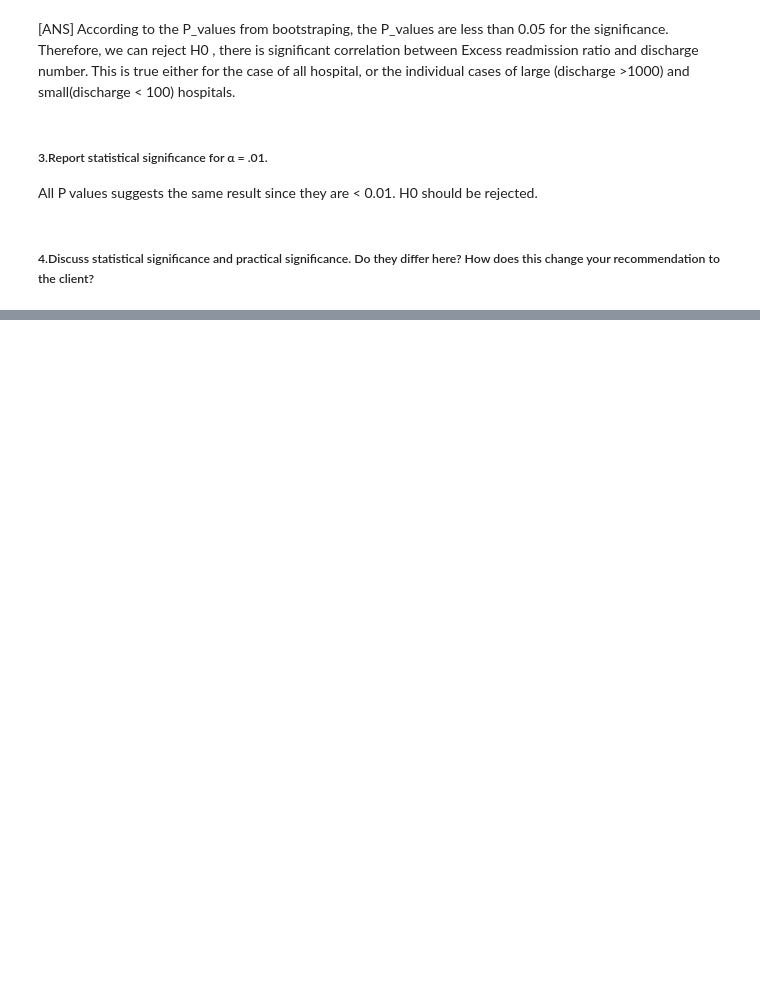
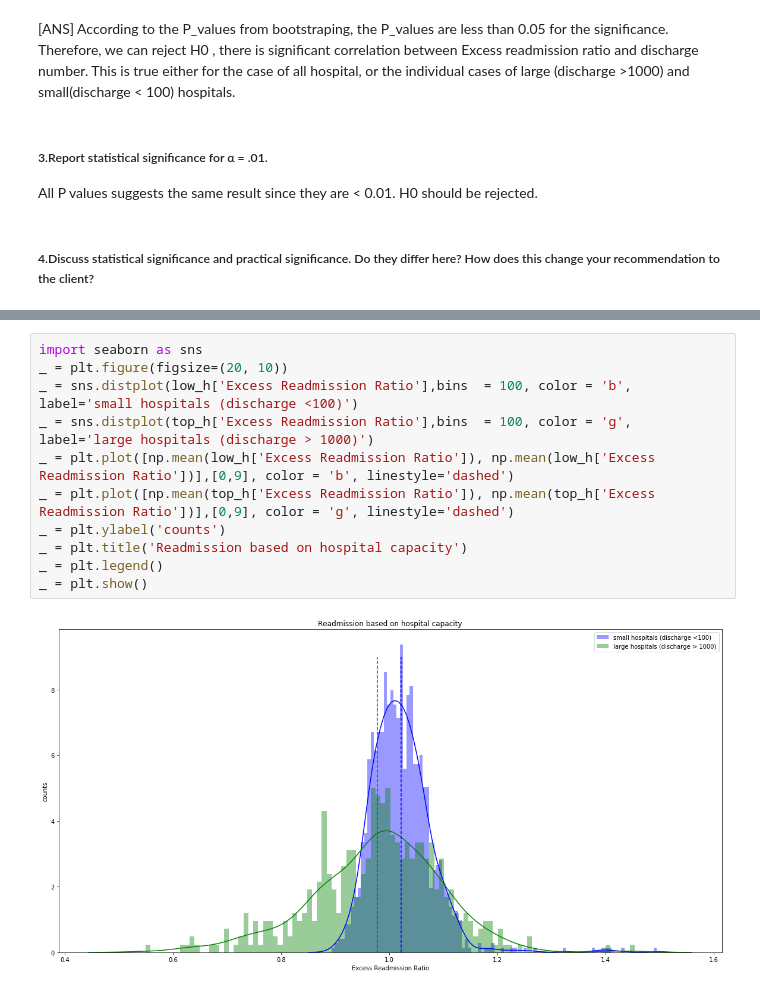
Before and after one commit to rt0161/8.3.3-InferentialStatistic_Hospital_Readmission, a Jupyter notebook: sliderule_dsi_inferential_statistics_exercise_3.ipynb, the cells around one changed output, grey strips where cells are left out. Saved outputs shown, nothing was run; the diff lists cells and outputs as text; blank space fills up the shorter version.

```diff
--- a/sliderule_dsi_inferential_statistics_exercise_3.ipynb
+++ b/sliderule_dsi_inferential_statistics_exercise_3.ipynb
@@ -312,0 +312,13 @@ array([-0.09739794, -0.09739794, -0.09739794, -0.09739794, -0.09739794,
+# %%
+import seaborn as sns
+_ = plt.figure(figsize=(20, 10))
+_ = sns.distplot(low_h['Excess Readmission Ratio'],bins  = 100, color = 'b', label='small hospitals (discharge <100)')
+_ = sns.distplot(top_h['Excess Readmission Ratio'],bins  = 100, color = 'g', label='large hospitals (discharge > 1000)')
+_ = plt.plot([np.mean(low_h['Excess Readmission Ratio']), np.mean(low_h['Excess Readmission Ratio'])],[0,9], color = 'b', linestyle='dashed')
+_ = plt.plot([np.mean(top_h['Excess Readmission Ratio']), np.mean(top_h['Excess Readmission Ratio'])],[0,9], color = 'g', linestyle='dashed')
+_ = plt.ylabel('counts')
+_ = plt.title('Readmission based on hospital capacity')
+_ = plt.legend()
+_ = plt.show()
+# %% [output]
+[figure, added]
```
Also changed, not shown: parts of 11 cells of this notebook.
